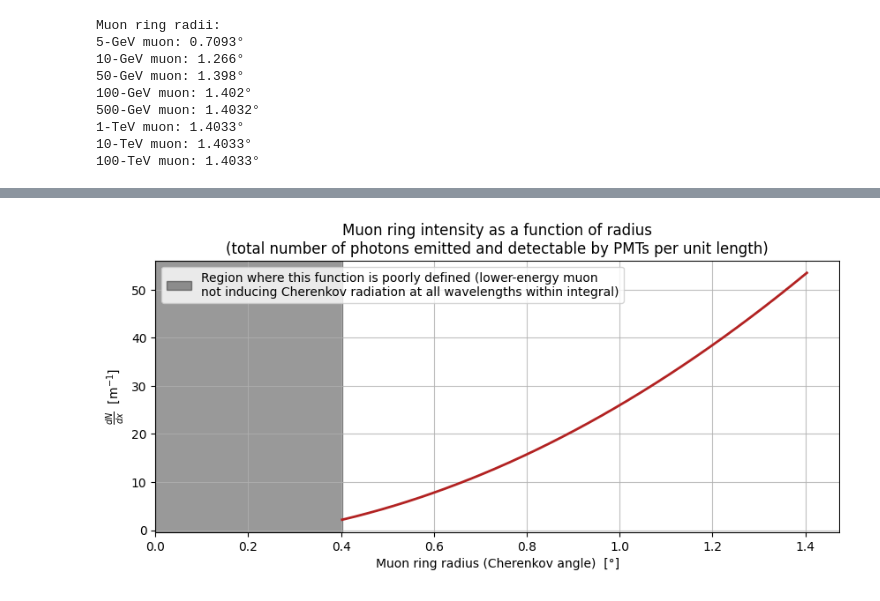
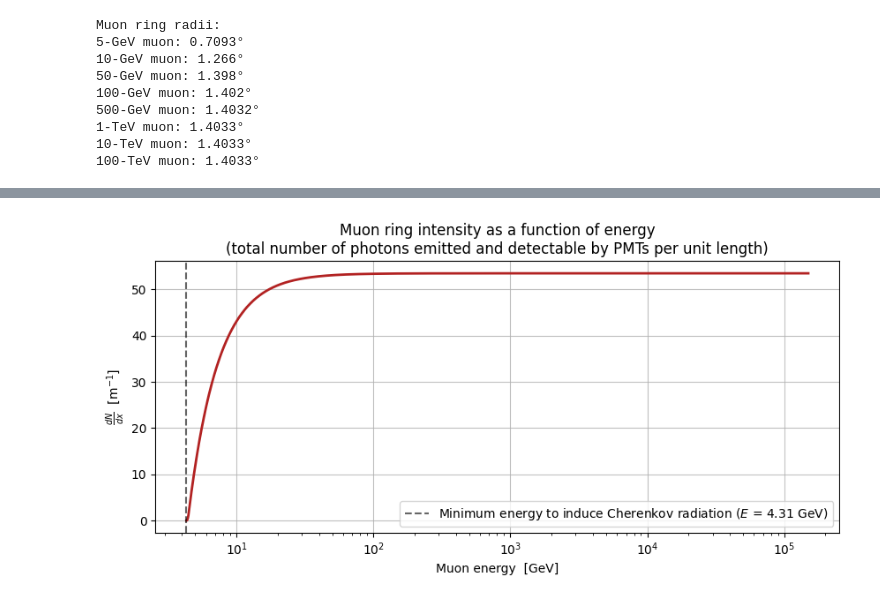
Before and after one commit to leandrorizk/magnetic_monopoles, a Jupyter notebook: muons/muon_plots.ipynb, the cells around one changed output, grey strips where cells are left out. Drawn from its saved outputs; the diff is of its cells as text; code cells hidden in the pictures.

Commit message:
Improve muon plots

```diff
--- a/muons/muon_plots.ipynb
+++ b/muons/muon_plots.ipynb
@@ -293,21 +250,42 @@ plt.show()
-# %%
-fig, ax = plt.subplots(figsize=(10, 4))
-
-plt.plot(angles_deg[condition], ring_intensities, c='firebrick', lw=2)
-
-plt.axvspan(0, np.min(angles_deg[condition]), color='black', alpha=0.4,
-            label='Region where this function is poorly defined (lower-energy muon'
-            + '\nnot inducing Cherenkov radiation at all wavelengths within integral)')
-
-plt.grid(alpha=0.8)
-plt.xlabel('Muon ring radius (Cherenkov angle)  [°]')
-plt.ylabel(r'$\frac{dN}{dx}$  [m$^{-1}$]')
-plt.title('Muon ring intensity as a function of radius'
-          + '\n(total number of photons emitted and detectable by PMTs per unit length)')
-
-plt.xlim(xmin=0)
-
-plt.legend()
-plt.show()
-# %% [output]
-[figure, removed]
+# %%
+# Adapted limits of integration
+
+wavelengths = np.linspace(PMT_max, UVB_UVC, 1000)
+ring_intensities = np.zeros_like(betas)
+
+for i, beta in enumerate(betas):
+
+    okay = True
+    j = 0
+    max_wavelength = wavelengths[j]
+
+    while okay and not beta > 1 / n_air(max_wavelength):
+        j += 1
+        try:
+            max_wavelength = wavelengths[j]
+        except:
+            okay = False
+
+    if okay:
+        ring_intensities[i] = dNdx(lam_low=UVB_UVC, lam_high=max_wavelength, beta=beta)
+    else:
+        ring_intensities[i] = 0  # No Cherenkov photons in the range of PMT sensitivity
+# %%
+fig, ax = plt.subplots(figsize=(10, 4))
+
+plt.plot(muon_E_span, ring_intensities, c='firebrick', lw=2)
+plt.axvline(x=min_muon_E, color='black', ls='--', lw=1.5, alpha=0.6,
+            label=r'Minimum energy to induce Cherenkov radiation ($E$ = {} GeV)'.format(round(min_muon_E, 2)))
+
+plt.grid(alpha=0.8)
+plt.xlabel('Muon energy  [GeV]')
+plt.ylabel(r'$\frac{dN}{dx}$  [m$^{-1}$]')
+plt.title('Muon ring intensity as a function of energy'
+          + '\n(total number of photons emitted and detectable by PMTs per unit length)')
+
+plt.xscale('log')
+
+plt.legend()
+plt.show()
+# %% [output]
+[figure, added]
```
Also changed, not shown: parts of 5 cells of this notebook.
